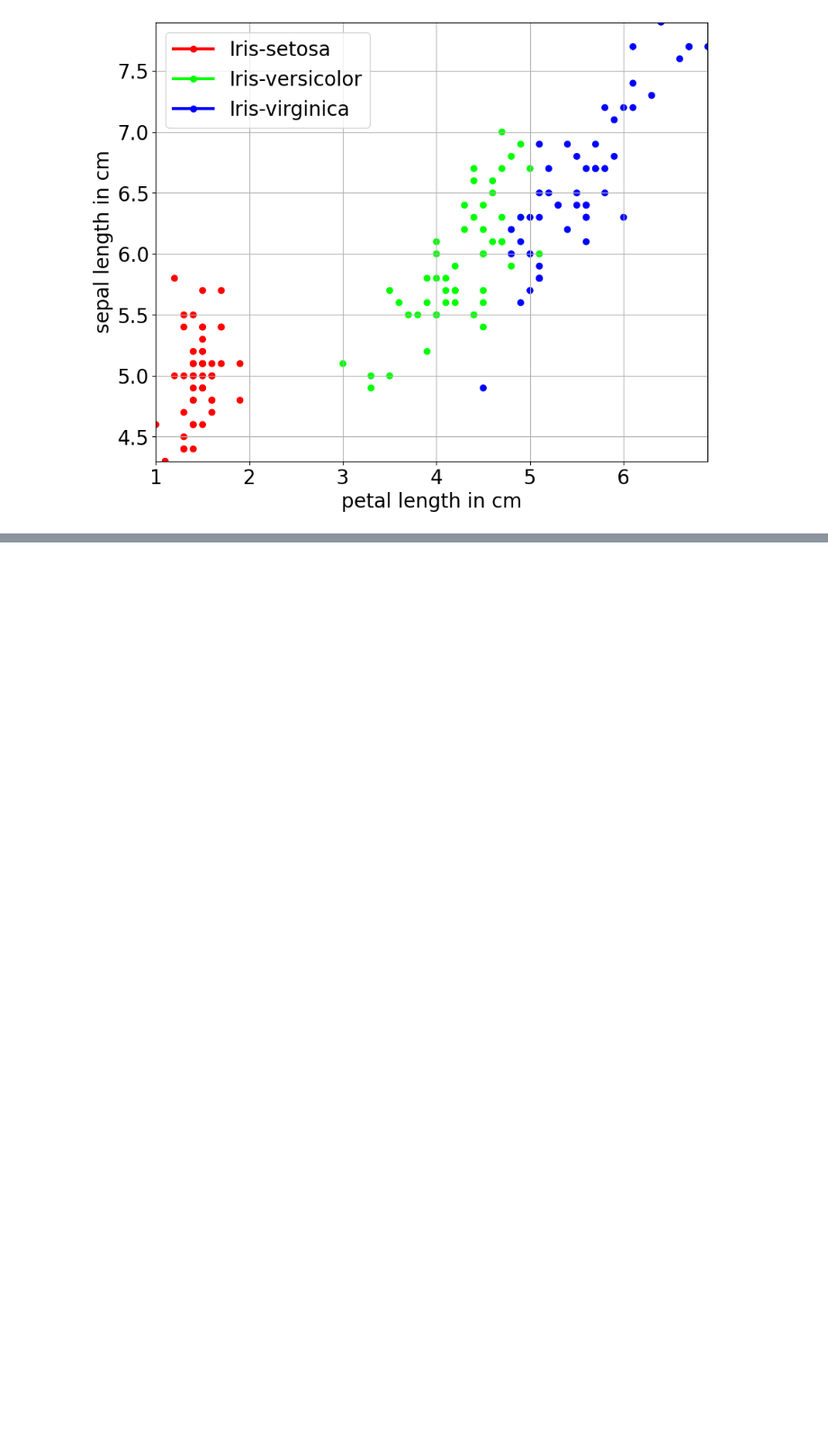
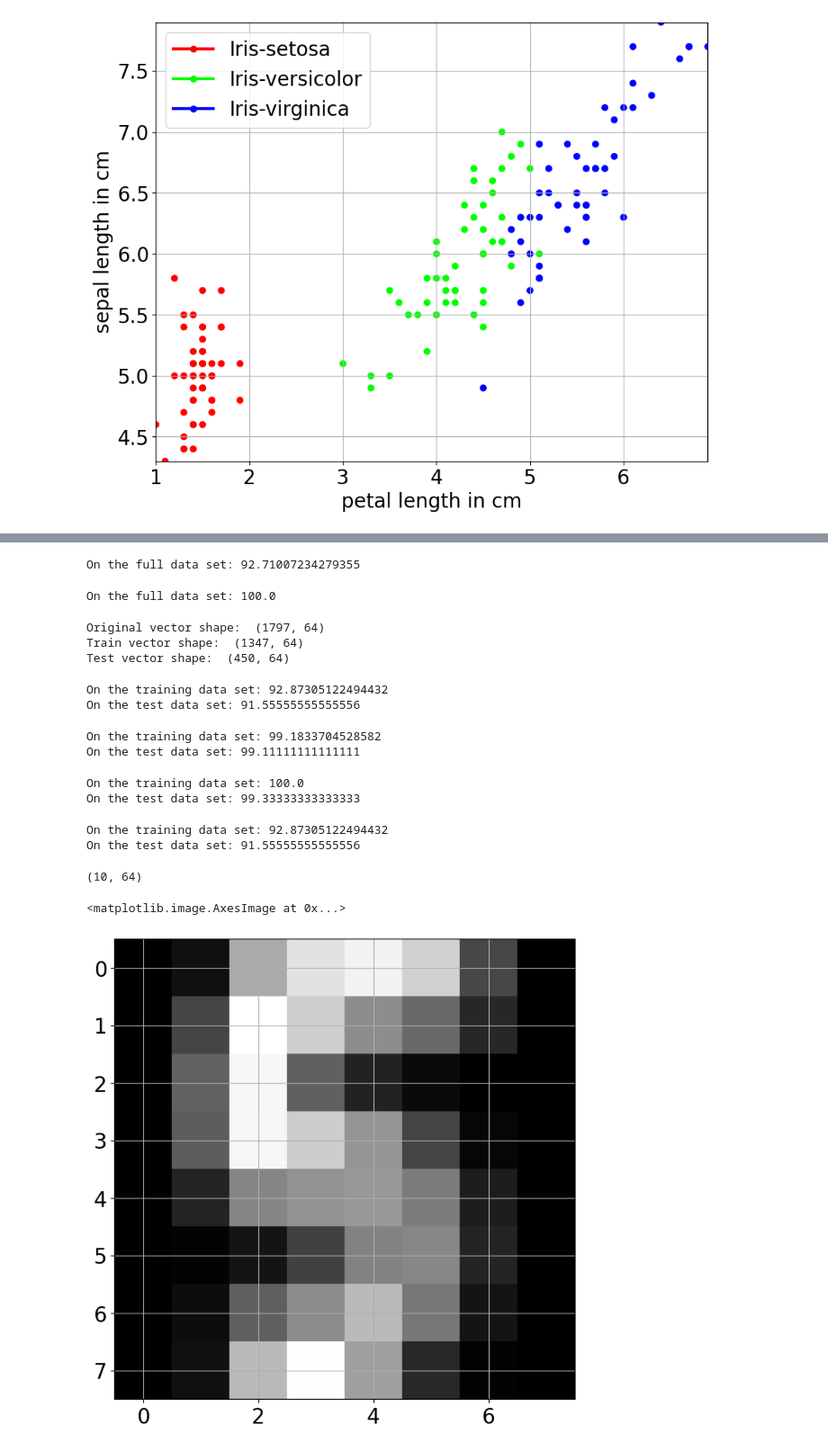
Before and after one commit to bblais/AI-and-Robotics-Fall-2023-Class-Notebooks, a Jupyter notebook: Sprint #4 - Classification, Images, and Neural Networks/2023-11-13 - Intro Classification.ipynb, the cells around one changed output, grey strips where cells are left out. Shown at 90% size. Saved outputs shown, nothing was run; the diff lists cells and outputs as text; code cells hidden in the pictures; blank space fills up the shorter version.

```diff
--- a/Sprint #4 - Classification, Images, and Neural Networks/2023-11-13 - Intro Classification.ipynb
+++ b/Sprint #4 - Classification, Images, and Neural Networks/2023-11-13 - Intro Classification.ipynb
@@ -28,0 +114,4 @@ plot2D(subset)
+# %%
+images=remap_targets(images,new_target_names=['0','1','2','3','4','5','6','7','8','9'])
+# %%
+data=image.images_to_vectors(images)
@@ -28,0 +136,59 @@ plot2D(subset)
+# %%
+C=NaiveBayes()
+C.fit(data.vectors,data.targets)
+print("On the full data set:",C.percent_correct(data.vectors,data.targets))
+# %% [output]
+On the full data set: 92.71007234279355
+# %%
+C=kNearestNeighbor(k=1)
+C.fit(data.vectors,data.targets)
+print("On the full data set:",C.percent_correct(data.vectors,data.targets))
+# %% [output]
+On the full data set: 100.0
+# %%
+training_data,testing_data=split(data)
+# %% [output]
+Original vector shape:  (1797, 64)
+Train vector shape:  (1347, 64)
+Test vector shape:  (450, 64)
+# %%
+C=NaiveBayes()
+C.fit(training_data.vectors,training_data.targets)
+print("On the training data set:",C.percent_correct(training_data.vectors,training_data.targets))
+print("On the test data set:",C.percent_correct(testing_data.vectors,testing_data.targets))
+# %% [output]
+On the training data set: 92.87305122494432
+On the test data set: 91.55555555555556
+# %%
+C=kNearestNeighbor()
+C.fit(training_data.vectors,training_data.targets)
+print("On the training data set:",C.percent_correct(training_data.vectors,training_data.targets))
+print("On the test data set:",C.percent_correct(testing_data.vectors,testing_data.targets))
+# %% [output]
+On the training data set: 99.1833704528582
+On the test data set: 99.11111111111111
+# %%
+C=kNearestNeighbor(k=1)
+C.fit(training_data.vectors,training_data.targets)
+print("On the training data set:",C.percent_correct(training_data.vectors,training_data.targets))
+print("On the test data set:",C.percent_correct(testing_data.vectors,testing_data.targets))
+# %% [output]
+On the training data set: 100.0
+On the test data set: 99.33333333333333
+# %%
+C=NaiveBayes()
+C.fit(training_data.vectors,training_data.targets)
+print("On the training data set:",C.percent_correct(training_data.vectors,training_data.targets))
+print("On the test data set:",C.percent_correct(testing_data.vectors,testing_data.targets))
+# %% [output]
+On the training data set: 92.87305122494432
+On the test data set: 91.55555555555556
+# %%
+C.means.shape
+# %% [output]
+(10, 64)
+# %%
+imshow(C.means[5,:].reshape(8,8),cmap=cm.gray)
+# %% [output]
+<matplotlib.image.AxesImage at 0x...>
+[figure, added]
```
Also changed, not shown: parts of 20 cells of this notebook, 18 other files.
